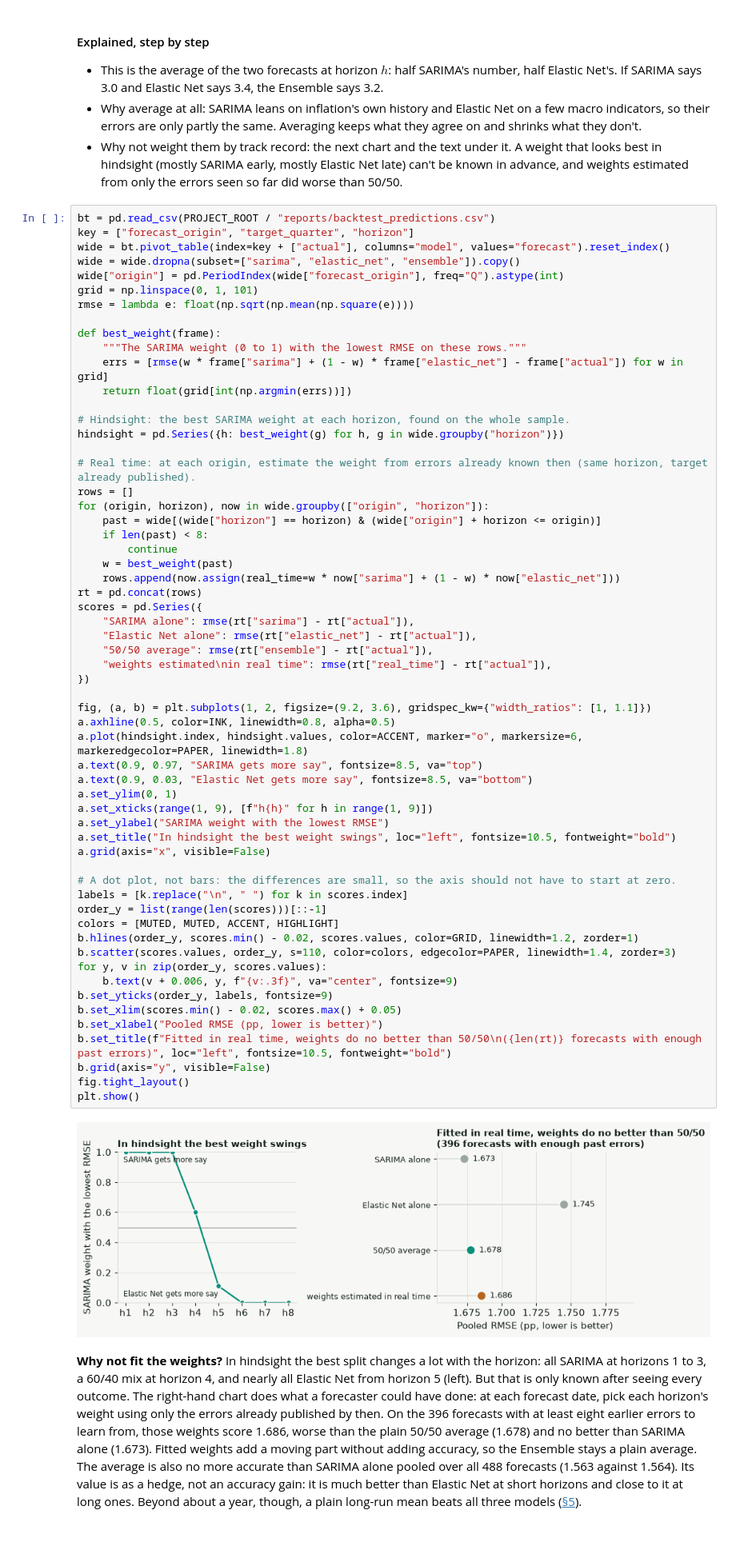
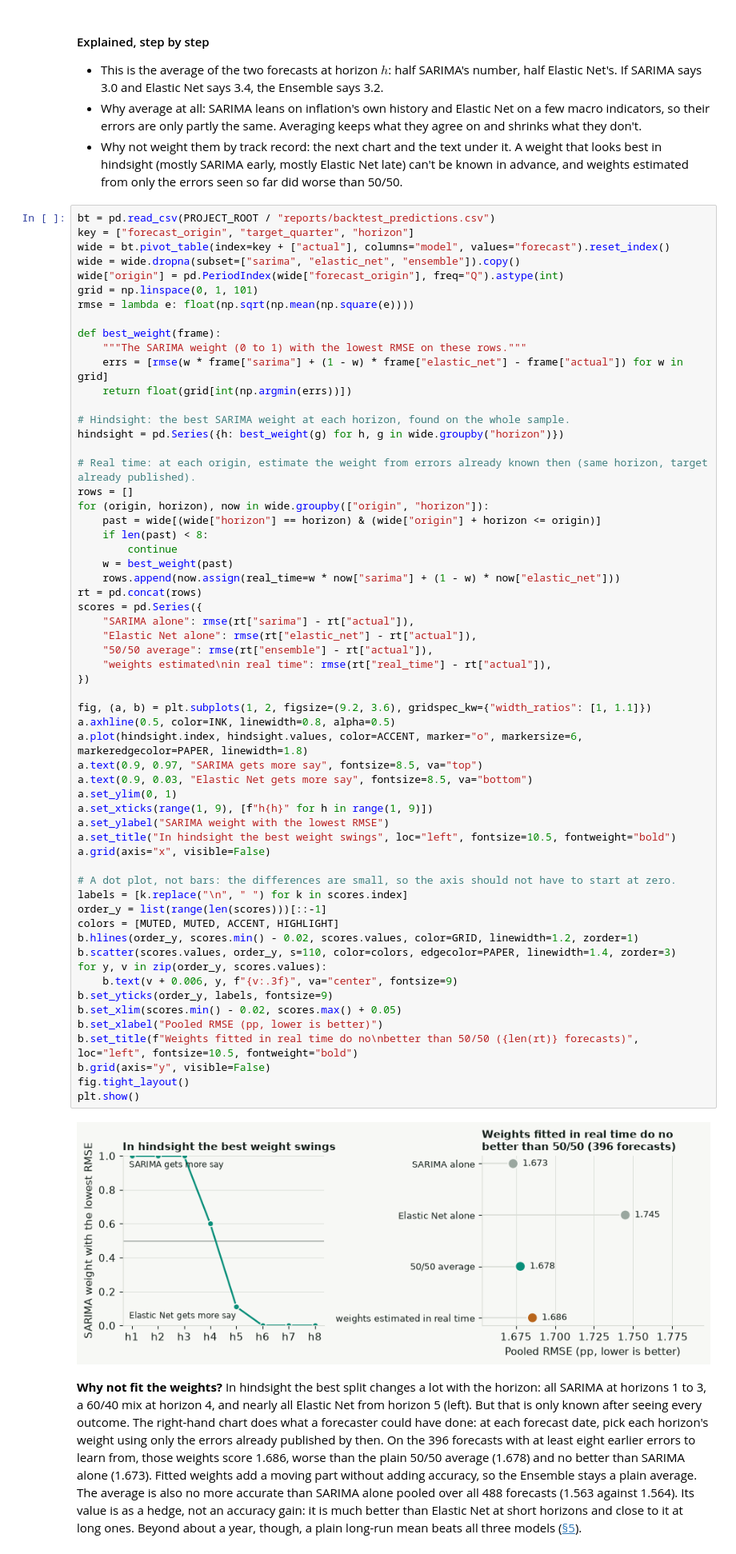
Before and after one commit to JuanVu1810/Australian-CPI-Forecast, a Jupyter notebook: book/australian_cpi_forecasting/04_modeling/43_ensemble.ipynb, the cells around one changed output. Shown at 80% size. Saved outputs shown, nothing was run; the diff lists cells and outputs as text.

```diff
--- a/book/australian_cpi_forecasting/04_modeling/43_ensemble.ipynb
+++ b/book/australian_cpi_forecasting/04_modeling/43_ensemble.ipynb
@@ -81,35 +81,35 @@ scores = pd.Series({
     "50/50 average": rmse(rt["ensemble"] - rt["actual"]),
     "weights estimated\nin real time": rmse(rt["real_time"] - rt["actual"]),
 })
 
 fig, (a, b) = plt.subplots(1, 2, figsize=(9.2, 3.6), gridspec_kw={"width_ratios": [1, 1.1]})
 a.axhline(0.5, color=INK, linewidth=0.8, alpha=0.5)
 a.plot(hindsight.index, hindsight.values, color=ACCENT, marker="o", markersize=6, markeredgecolor=PAPER, linewidth=1.8)
 a.text(0.9, 0.97, "SARIMA gets more say", fontsize=8.5, va="top")
 a.text(0.9, 0.03, "Elastic Net gets more say", fontsize=8.5, va="bottom")
 a.set_ylim(0, 1)
 a.set_xticks(range(1, 9), [f"h{h}" for h in range(1, 9)])
 a.set_ylabel("SARIMA weight with the lowest RMSE")
 a.set_title("In hindsight the best weight swings", loc="left", fontsize=10.5, fontweight="bold")
 a.grid(axis="x", visible=False)
 
 # A dot plot, not bars: the differences are small, so the axis should not have to start at zero.
 labels = [k.replace("\n", " ") for k in scores.index]
 order_y = list(range(len(scores)))[::-1]
 colors = [MUTED, MUTED, ACCENT, HIGHLIGHT]
 b.hlines(order_y, scores.min() - 0.02, scores.values, color=GRID, linewidth=1.2, zorder=1)
 b.scatter(scores.values, order_y, s=110, color=colors, edgecolor=PAPER, linewidth=1.4, zorder=3)
 for y, v in zip(order_y, scores.values):
     b.text(v + 0.006, y, f"{v:.3f}", va="center", fontsize=9)
 b.set_yticks(order_y, labels, fontsize=9)
 b.set_xlim(scores.min() - 0.02, scores.max() + 0.05)
 b.set_xlabel("Pooled RMSE (pp, lower is better)")
-b.set_title(f"Fitted in real time, weights do no better than 50/50\n({len(rt)} forecasts with enough past errors)", loc="left", fontsize=10.5, fontweight="bold")
+b.set_title(f"Weights fitted in real time do no\nbetter than 50/50 ({len(rt)} forecasts)", loc="left", fontsize=10.5, fontweight="bold")
 b.grid(axis="y", visible=False)
 fig.tight_layout()
 plt.show()
 # %% [output]
-[figure, old version]
+[figure, new version]
 # %% [markdown]
 **Why not fit the weights?** In hindsight the best split changes a lot with the horizon: all SARIMA at horizons 1 to 3, a 60/40 mix at horizon 4, and nearly all Elastic Net from horizon 5 (left). But that is only known after seeing every outcome. The right-hand chart does what a forecaster could have done: at each forecast date, pick each horizon's weight using only the errors already published by then. On the 396 forecasts with at least eight earlier errors to learn from, those weights score 1.686, worse than the plain 50/50 average (1.678) and no better than SARIMA alone (1.673). Fitted weights add a moving part without adding accuracy, so the Ensemble stays a plain average. The average is also no more accurate than SARIMA alone pooled over all 488 forecasts (1.563 against 1.564). Its value is as a hedge, not an accuracy gain: it is much better than Elastic Net at short horizons and close to it at long ones. Beyond about a year, though, a plain long-run mean beats all three models ([§5](../05_evaluation)).
 # %%
```
Also changed, not shown: parts of 1 cell of this notebook, 11 other files.
